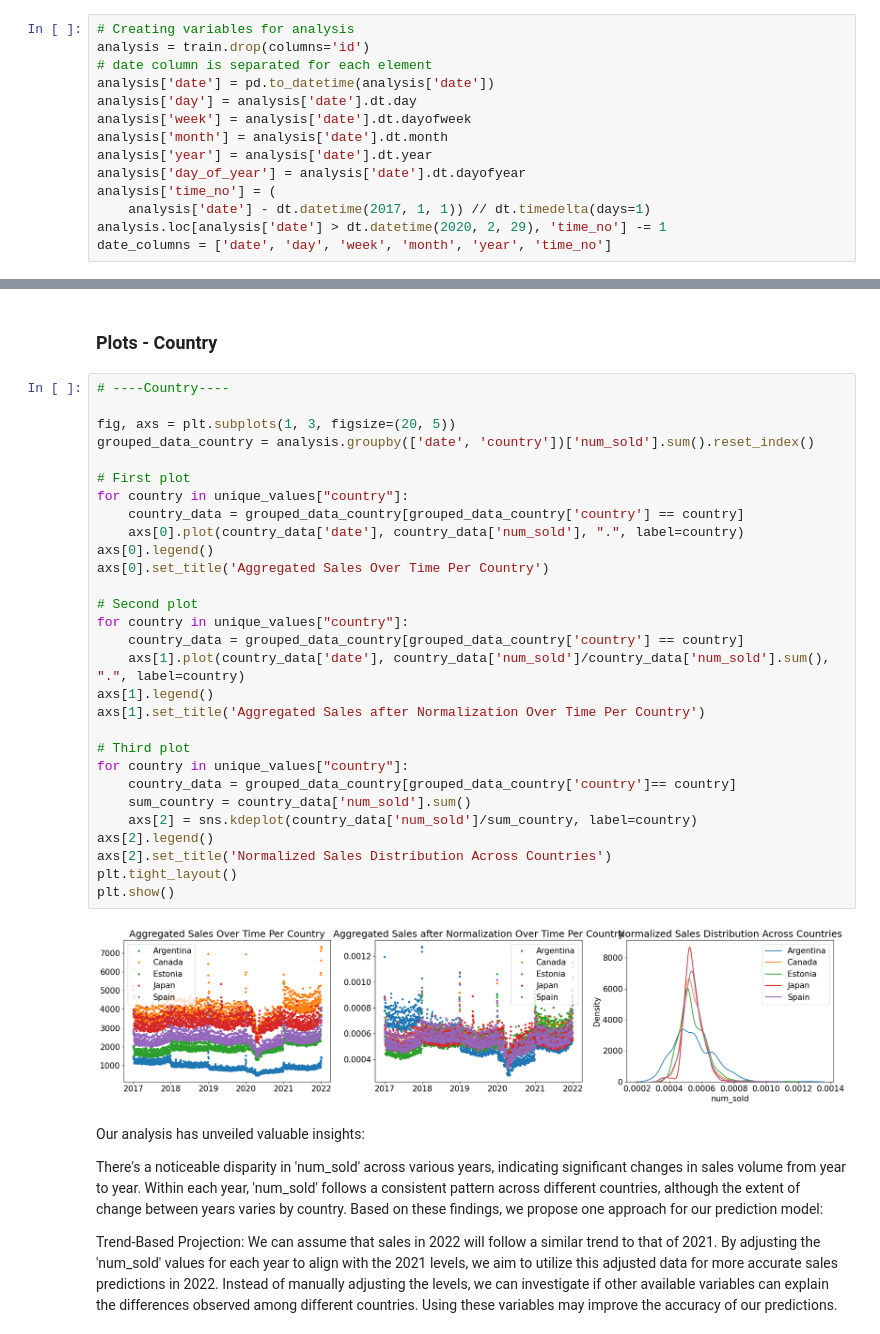
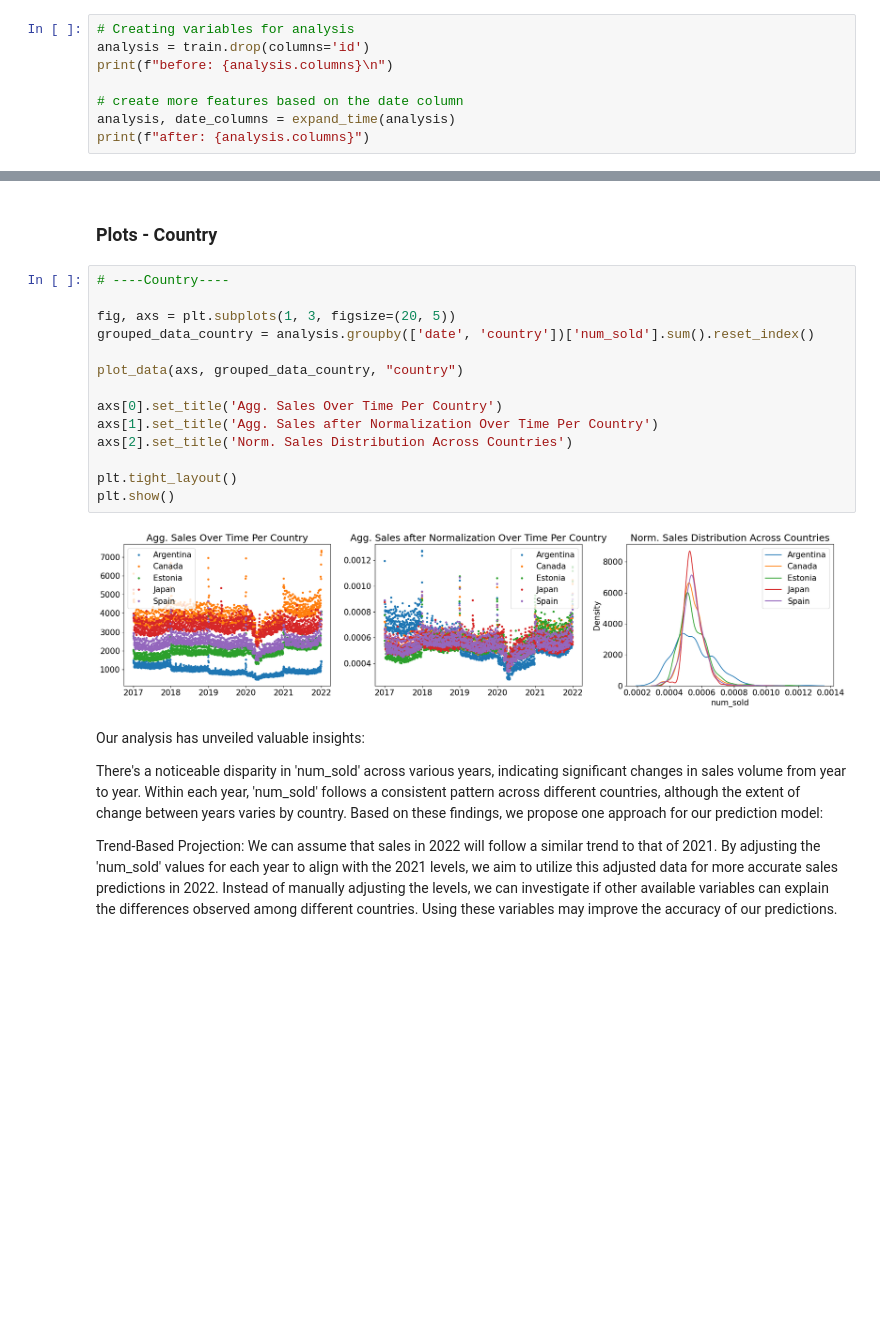
Before and after one commit to philippmoehl/sales_forecasting, a Jupyter notebook: notebooks/explore.ipynb, the cells around one changed output, grey strips where cells are left out. Saved outputs shown, nothing was run; the diff lists cells and outputs as text; blank space fills up the shorter version.

```diff
--- a/notebooks/explore.ipynb
+++ b/notebooks/explore.ipynb
@@ -57,14 +61,8 @@ Unique entires in product:
 # %%
 # Creating variables for analysis
 analysis = train.drop(columns='id')
-# date column is separated for each element
-analysis['date'] = pd.to_datetime(analysis['date'])
-analysis['day'] = analysis['date'].dt.day
-analysis['week'] = analysis['date'].dt.dayofweek
-analysis['month'] = analysis['date'].dt.month
-analysis['year'] = analysis['date'].dt.year
-analysis['day_of_year'] = analysis['date'].dt.dayofyear
-analysis['time_no'] = (
-    analysis['date'] - dt.datetime(2017, 1, 1)) // dt.timedelta(days=1)
-analysis.loc[analysis['date'] > dt.datetime(2020, 2, 29), 'time_no'] -= 1
-date_columns = ['date', 'day', 'week', 'month', 'year', 'time_no']
+print(f"before: {analysis.columns}\n")
+
+# create more features based on the date column
+analysis, date_columns = expand_time(analysis)
+print(f"after: {analysis.columns}")
@@ -110,34 +98,19 @@ After analyzing the retail outlets, it's evident that they showcase comparable s
 # %%
 # ----Country----
 
 fig, axs = plt.subplots(1, 3, figsize=(20, 5))
 grouped_data_country = analysis.groupby(['date', 'country'])['num_sold'].sum().reset_index()
 
-# First plot
-for country in unique_values["country"]:
-    country_data = grouped_data_country[grouped_data_country['country'] == country]
-    axs[0].plot(country_data['date'], country_data['num_sold'], ".", label=country)
-axs[0].legend()
-axs[0].set_title('Aggregated Sales Over Time Per Country')
+plot_data(axs, grouped_data_country, "country")
 
-# Second plot
-for country in unique_values["country"]:
-    country_data = grouped_data_country[grouped_data_country['country'] == country]
-    axs[1].plot(country_data['date'], country_data['num_sold']/country_data['num_sold'].sum(), ".", label=country)
-axs[1].legend()
-axs[1].set_title('Aggregated Sales after Normalization Over Time Per Country')
+axs[0].set_title('Agg. Sales Over Time Per Country')
+axs[1].set_title('Agg. Sales after Normalization Over Time Per Country')
+axs[2].set_title('Norm. Sales Distribution Across Countries')
 
-# Third plot
-for country in unique_values["country"]:
-    country_data = grouped_data_country[grouped_data_country['country']== country]
-    sum_country = country_data['num_sold'].sum()
-    axs[2] = sns.kdeplot(country_data['num_sold']/sum_country, label=country)
-axs[2].legend()
-axs[2].set_title('Normalized Sales Distribution Across Countries')
 plt.tight_layout()
 plt.show()
 # %% [output]
-[figure, old version]
+[figure, new version]
 # %% [markdown]
 Our analysis has unveiled valuable insights:
 
```
Also changed, not shown: parts of 7 cells of this notebook, 1 other file.
